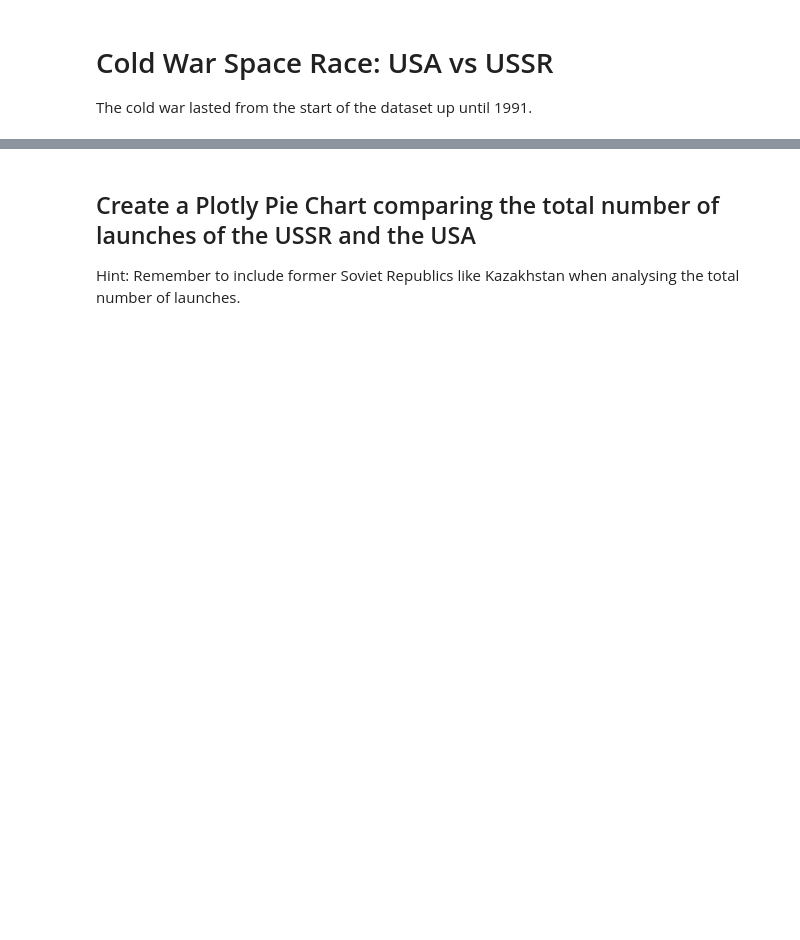
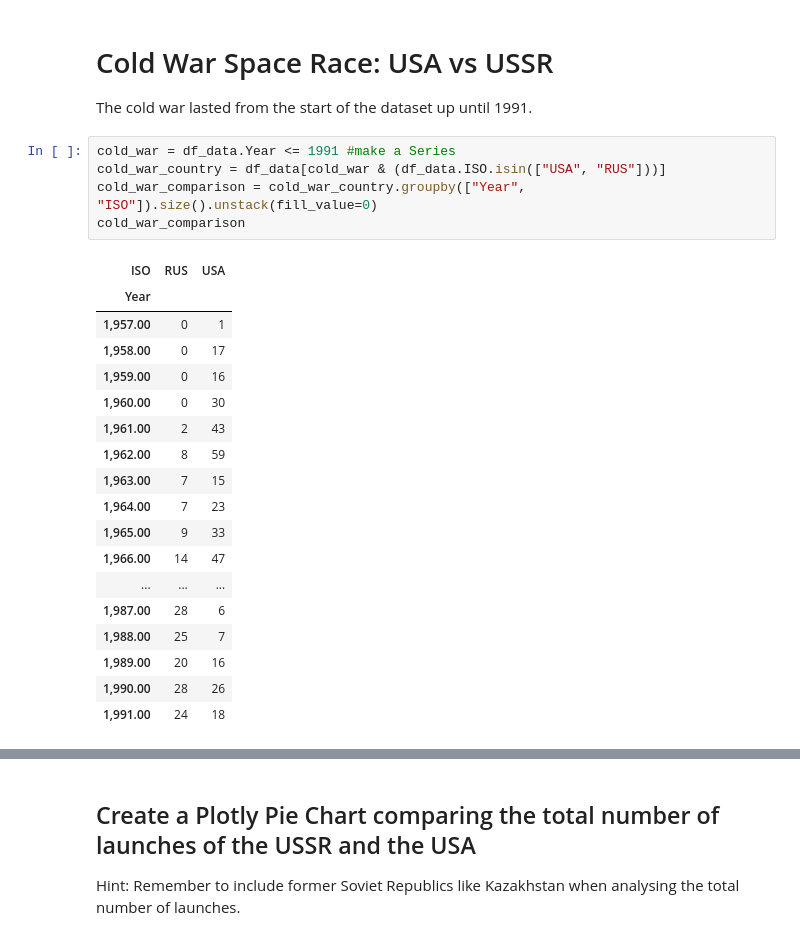
Before and after one commit to chgwyellow/Analyse---Visualise-the-Space-Race, a Jupyter notebook: Space_Missions_Analysis.ipynb, the cells around one changed output, grey strips where cells are left out. Cells and saved outputs as stored; diff of their text form; blank space fills up the shorter version.

```diff
--- a/Space_Missions_Analysis.ipynb
+++ b/Space_Missions_Analysis.ipynb
@@ -477,3 +482,27 @@ How has the dominance of launches changed over time between the different player
 # Cold War Space Race: USA vs USSR
 
 The cold war lasted from the start of the dataset up until 1991.
+# %%
+cold_war = df_data.Year <= 1991 #make a Series
+cold_war_country = df_data[cold_war & (df_data.ISO.isin(["USA", "RUS"]))]
+cold_war_comparison = cold_war_country.groupby(["Year", "ISO"]).size().unstack(fill_value=0)
+cold_war_comparison
+# %% [output]
+| ISO | RUS | USA |
+| Year |  |  |
+| 1,957.00 | 0 | 1 |
+| 1,958.00 | 0 | 17 |
+| 1,959.00 | 0 | 16 |
+| 1,960.00 | 0 | 30 |
+| 1,961.00 | 2 | 43 |
+| 1,962.00 | 8 | 59 |
+| 1,963.00 | 7 | 15 |
+| 1,964.00 | 7 | 23 |
+| 1,965.00 | 9 | 33 |
+| 1,966.00 | 14 | 47 |
+| ... | ... | ... |
+| 1,987.00 | 28 | 6 |
+| 1,988.00 | 25 | 7 |
+| 1,989.00 | 20 | 16 |
+| 1,990.00 | 28 | 26 |
+| 1,991.00 | 24 | 18 |
```
Also changed, not shown: parts of 5 cells of this notebook.
